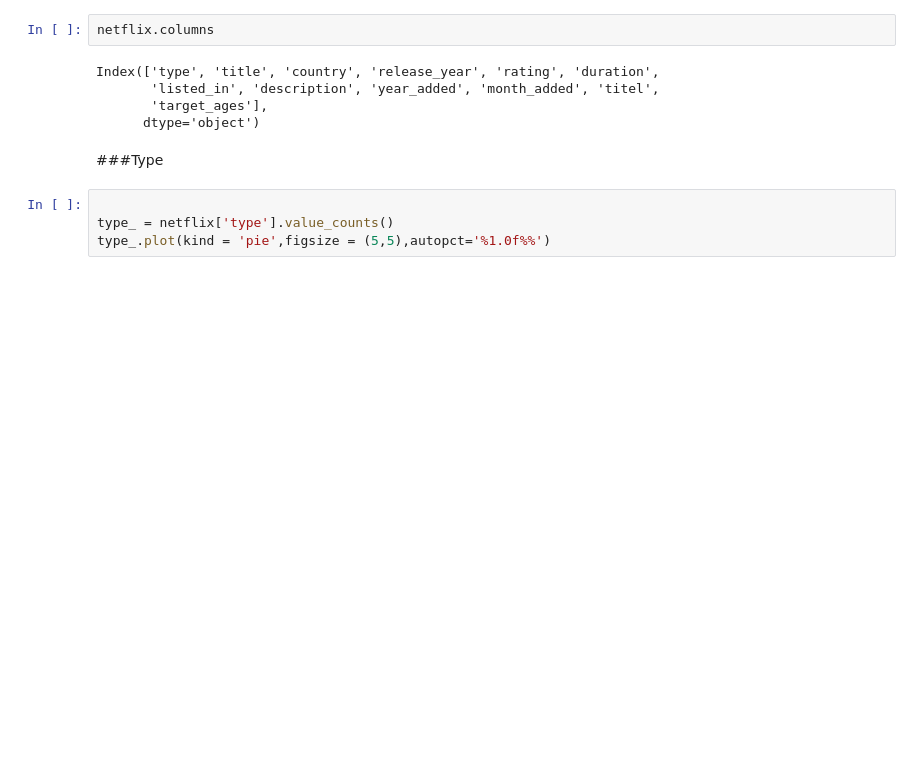
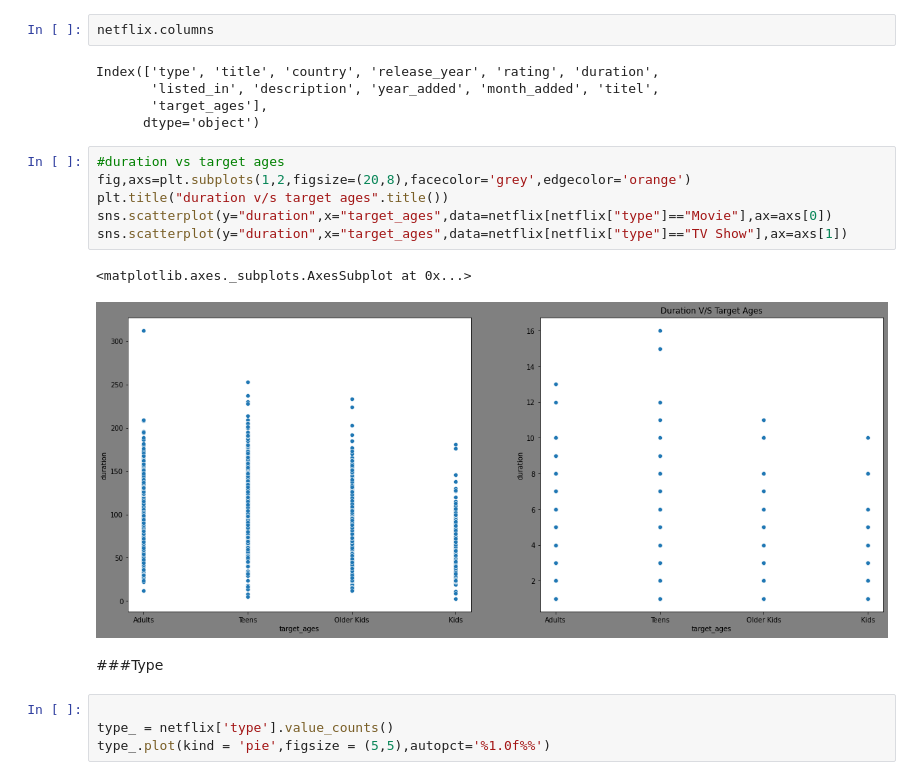
Before and after one commit to gauriagarwal18/NETFLIX_MOVIES_AND_TV_SHOWS_CLUSTERING, a Jupyter notebook: Netflix_Movies_And_Tv_Shows_Clustering_.ipynb, the cells around one changed output. Drawn from its saved outputs; the diff is of its cells as text; blank space fills up the shorter version.

```diff
--- a/Netflix_Movies_And_Tv_Shows_Clustering_.ipynb
+++ b/Netflix_Movies_And_Tv_Shows_Clustering_.ipynb
@@ -812,6 +812,15 @@ Index(['type', 'title', 'country', 'release_year', 'rating', 'duration',
        'listed_in', 'description', 'year_added', 'month_added', 'titel',
        'target_ages'],
       dtype='object')
+# %%
+#duration vs target ages
+fig,axs=plt.subplots(1,2,figsize=(20,8),facecolor='grey',edgecolor='orange')
+plt.title("duration v/s target ages".title())
+sns.scatterplot(y="duration",x="target_ages",data=netflix[netflix["type"]=="Movie"],ax=axs[0])
+sns.scatterplot(y="duration",x="target_ages",data=netflix[netflix["type"]=="TV Show"],ax=axs[1])
+# %% [output]
+<matplotlib.axes._subplots.AxesSubplot at 0x...>
+[figure, added]
 # %% [markdown]
 ###Type
 # %%
```
Also changed, not shown: parts of 1 cell of this notebook.
